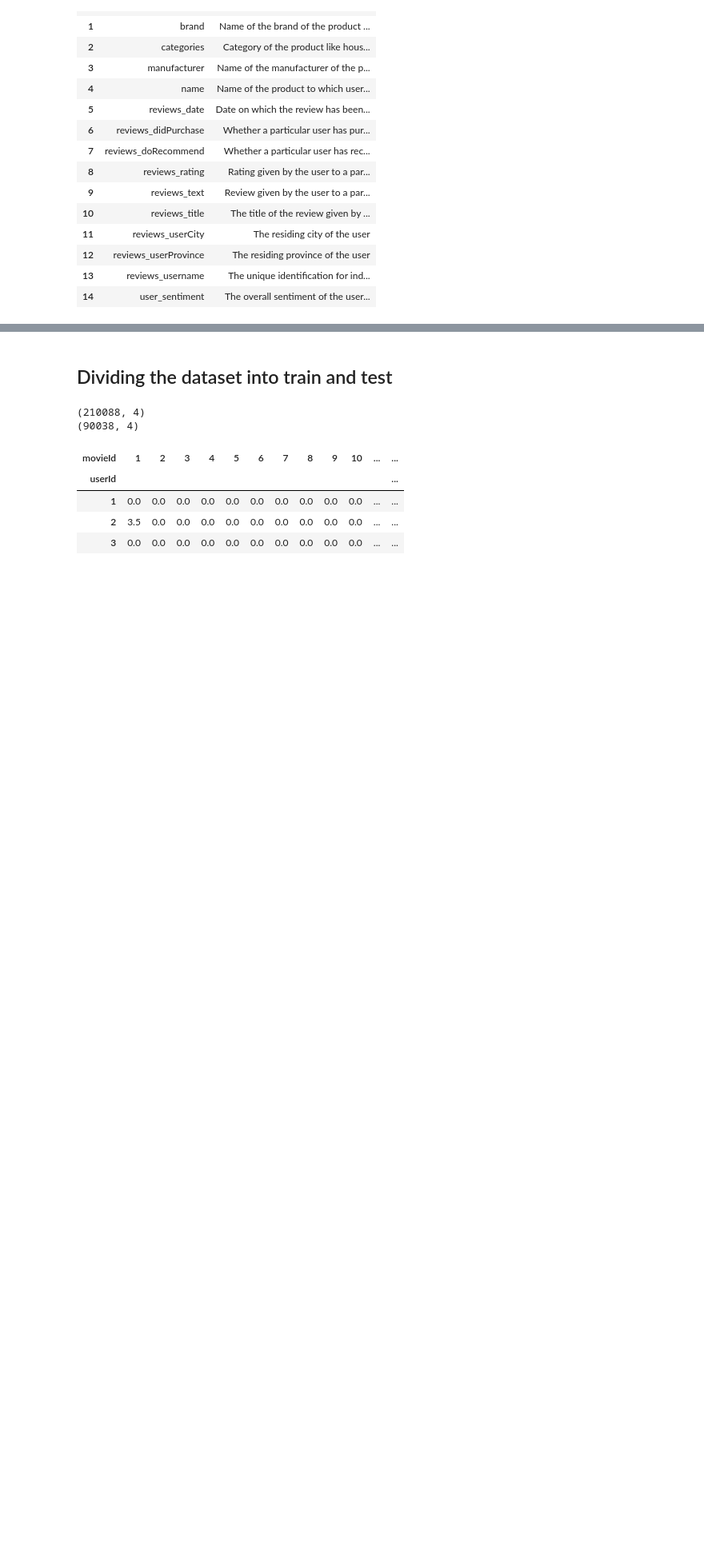
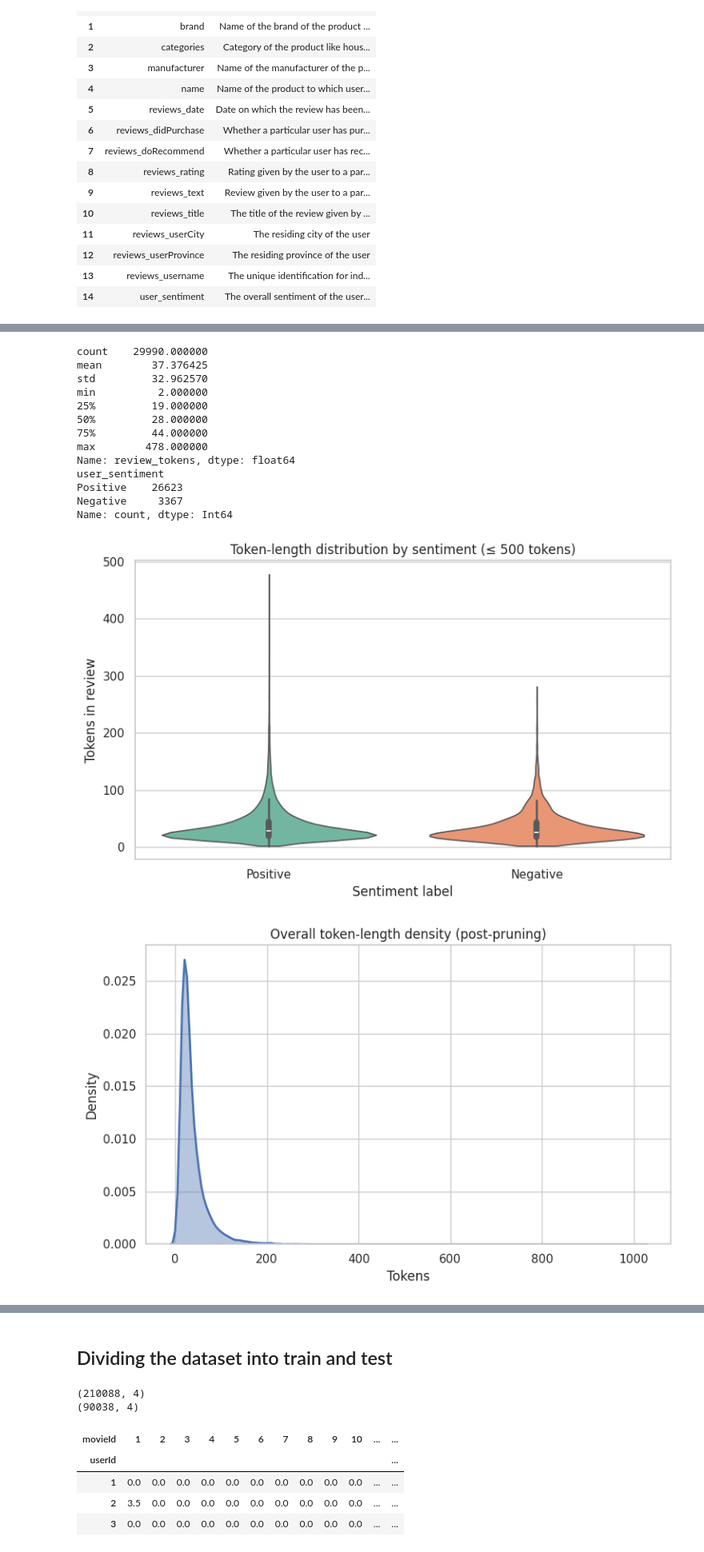
Before and after one commit to thomami244/Capstone_Project_Sentiment_Analysis, a Jupyter notebook: Recommendation+System+Notebook.ipynb, the cells around one changed output, grey strips where cells are left out. Shown at 80% size. Cells and saved outputs as stored; diff of their text form; code cells hidden in the pictures; blank space fills up the shorter version.

```diff
--- a/Recommendation+System+Notebook.ipynb
+++ b/Recommendation+System+Notebook.ipynb
@@ -146,0 +369,2 @@ ratings.shape
+# %%
+df_data_clean = df_data.copy()
@@ -146,0 +380,16 @@ ratings.shape
+# %%
+# ------------------------------------------------------------------
+# 2.  Define the cut-off and create a drop mask
+# ------------------------------------------------------------------
+TOKEN_LIMIT = 500                             # keep reviews ≤ 500 tokens
+mask_too_long = df_data_clean["review_tokens"] > TOKEN_LIMIT
+# %%
+# ------------------------------------------------------------------
+# 3.  Drop the long reviews and tidy up
+# ------------------------------------------------------------------
+n_dropped = mask_too_long.sum()
+df_data_clean = df_data_clean.loc[~mask_too_long].reset_index(drop=True)
+
+print(f"Dropped {n_dropped} long reviews "
+      f"({n_dropped/len(df_data):.2%} of original data).")
+print(f"New dataset size: {len(df_data_clean)} rows")
@@ -146,0 +408,60 @@ ratings.shape
+# %%
+import seaborn as sns
+import matplotlib.pyplot as plt
+
+# ────────────────────────────────────────────────────────────────
+# 1  Quick sanity-check
+# ────────────────────────────────────────────────────────────────
+print(df_data_clean["review_tokens"].describe())          # verify new max ≤ 500
+print(df_data_clean["user_sentiment"].value_counts())     # class balance
+
+# ────────────────────────────────────────────────────────────────
+# 2  Token-length distribution by sentiment
+# ────────────────────────────────────────────────────────────────
+sns.set_theme(style="whitegrid")
+
+plt.figure(figsize=(8, 5))
+ax = sns.violinplot(
+    data=df_data_clean,
+    x="user_sentiment",
+    y="review_tokens",
+    order=["Positive", "Negative"],
+    hue="user_sentiment",           # avoids the Seaborn 0.14 palette warning
+    palette="Set2",
+    cut=0,                          # violin stops at actual max (≤ 500)
+    legend=False                    # suppress duplicate legend
+)
+ax.set(
+    title="Token-length distribution by sentiment (≤ 500 tokens)",
+    xlabel="Sentiment label",
+    ylabel="Tokens in review"
+)
+plt.tight_layout()
+plt.show()
+
+# ────────────────────────────────────────────────────────────────
+# 3  Overall density curve
+# ────────────────────────────────────────────────────────────────
+plt.figure(figsize=(8, 5))
+sns.kdeplot(df_data["review_tokens"], fill=True, alpha=0.4, linewidth=2)
+plt.title("Overall token-length density (post-pruning)")
+plt.xlabel("Tokens")
+plt.ylabel("Density")
+plt.tight_layout()
+plt.show()
+# %% [output]
+count    29990.000000
+mean        37.376425
+std         32.962570
+min          2.000000
+25%         19.000000
+50%         28.000000
+75%         44.000000
+max        478.000000
+Name: review_tokens, dtype: float64
+user_sentiment
+Positive    26623
+Negative     3367
+Name: count, dtype: Int64
+[figure, added]
+[figure, added]
```
Also changed, not shown: parts of 36 cells of this notebook.
